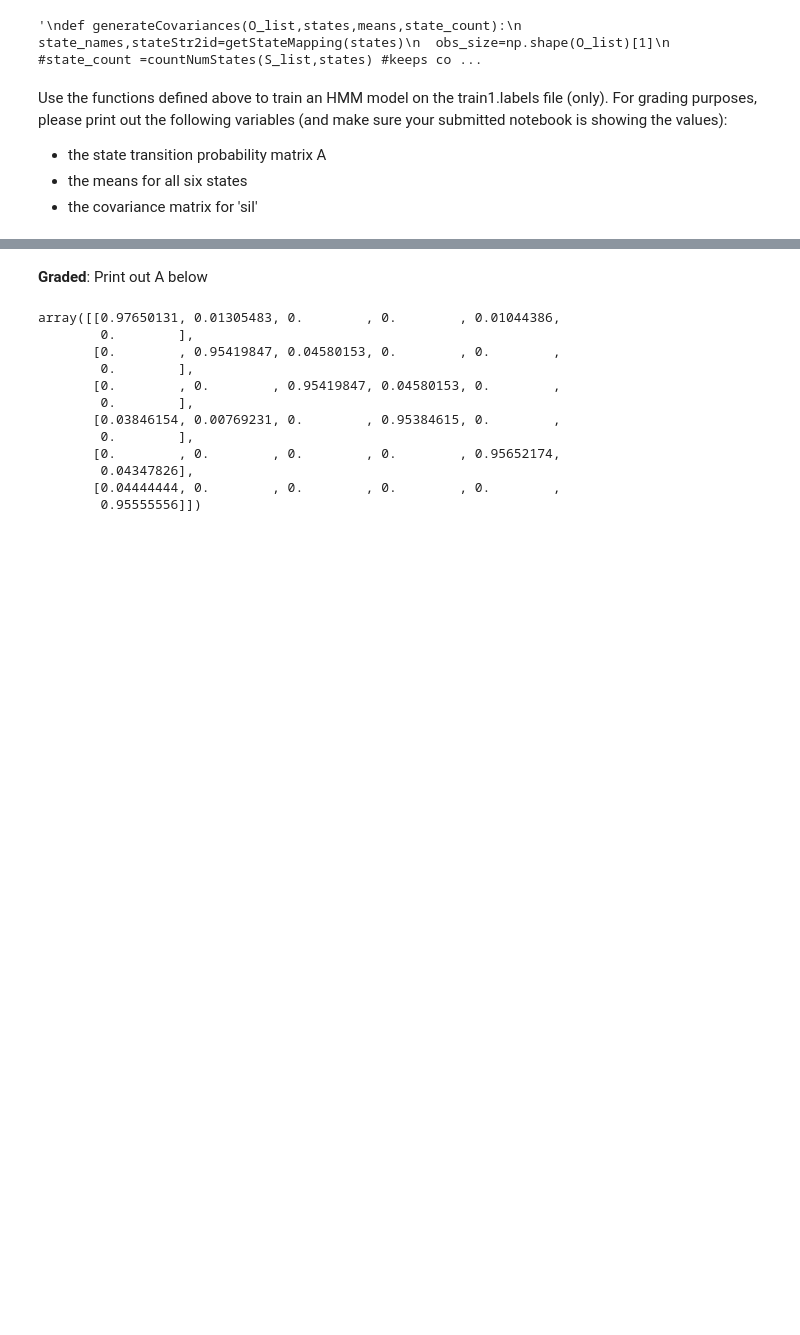
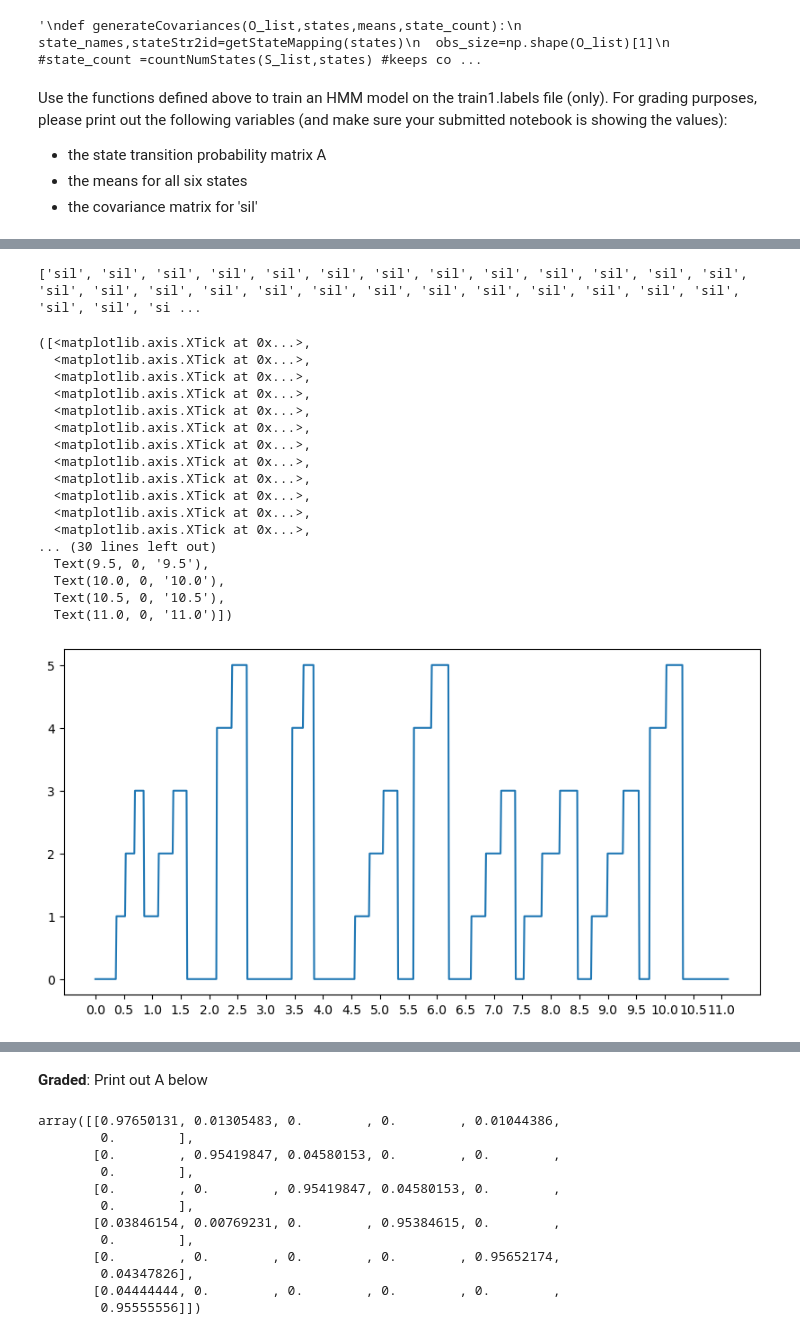
Before and after one commit to rafael-burger/E207-HW7, a Jupyter notebook: hw7.ipynb, the cells around one changed output, grey strips where cells are left out. Saved outputs shown, nothing was run; the diff lists cells and outputs as text; code cells hidden in the pictures; blank space fills up the shorter version.

```diff
--- a/hw7.ipynb
+++ b/hw7.ipynb
@@ -439,5 +480,36 @@ A, pi, means, covars = trainHMM(O_list, S_list, states)
 O_record:countObervsations (20, 960)
 S_record:countObervsations (958,)
+# %%
+train_states_names=[]
+for i in range(len(train1_states)):
+
+    train_states_names.append(states[int(train1_states[i])])
+
+print(train_states_names)
+times=np.array(range(len(train1_states)))*hop
+plt.figure(figsize=(10,5))
+plt.plot(times,train1_states)
+plt.xticks(np.arange(times[0],times[-1],0.5))
+# %% [output]
+['sil', 'sil', 'sil', 'sil', 'sil', 'sil', 'sil', 'sil', 'sil', 'sil', 'sil', 'sil', 'sil', 'sil', 'sil', 'sil', 'sil', 'sil', 'sil', 'sil', 'sil', 'sil', 'sil', 'sil', 'sil', 'sil', 'sil', 'sil', 'si ...
+([<matplotlib.axis.XTick at 0x...>,
+  <matplotlib.axis.XTick at 0x...>,
+  <matplotlib.axis.XTick at 0x...>,
+  <matplotlib.axis.XTick at 0x...>,
+  <matplotlib.axis.XTick at 0x...>,
+  <matplotlib.axis.XTick at 0x...>,
+  <matplotlib.axis.XTick at 0x...>,
+  <matplotlib.axis.XTick at 0x...>,
+  <matplotlib.axis.XTick at 0x...>,
+  <matplotlib.axis.XTick at 0x...>,
+  <matplotlib.axis.XTick at 0x...>,
+  <matplotlib.axis.XTick at 0x...>,
+... (30 lines left out)
+  Text(9.5, 0, '9.5'),
+  Text(10.0, 0, '10.0'),
+  Text(10.5, 0, '10.5'),
+  Text(11.0, 0, '11.0')])
+[figure, added]
 # %%
 
 print(means[0]) #check to see if the average silent frame looks similar to a known silent frame
```
Also changed, not shown: parts of 10 cells of this notebook.
